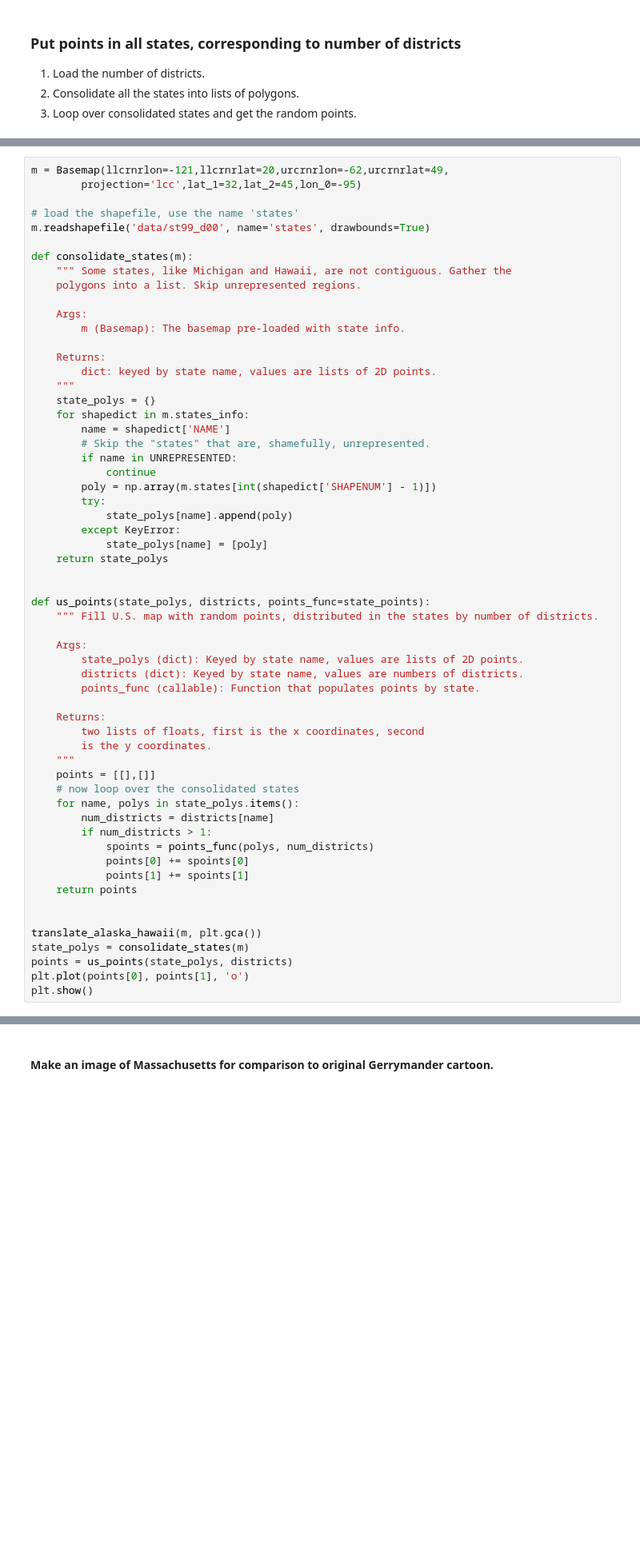
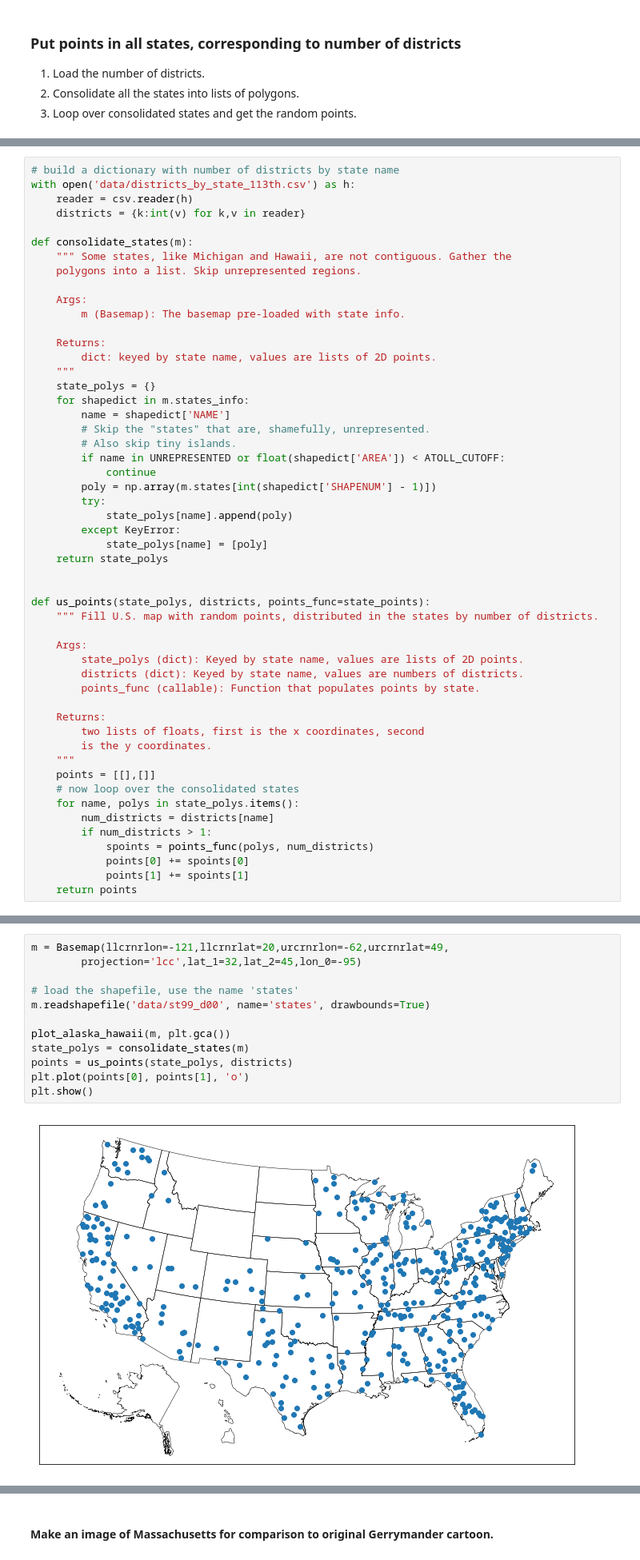
Before and after one commit to valerierose/voronoi_district, a Jupyter notebook: voronoi_district.ipynb, the cells around one changed output, grey strips where cells are left out. Shown at 80% size. Cells and saved outputs as stored; diff of their text form; blank space fills up the shorter version.

```diff
--- a/voronoi_district.ipynb
+++ b/voronoi_district.ipynb
@@ -181,9 +203,8 @@ with open('data/districts_by_state_113th.csv') as h:
 # %%
-m = Basemap(llcrnrlon=-121,llcrnrlat=20,urcrnrlon=-62,urcrnrlat=49,
-        projection='lcc',lat_1=32,lat_2=45,lon_0=-95)
-
-# load the shapefile, use the name 'states'
-m.readshapefile('data/st99_d00', name='states', drawbounds=True)
+# build a dictionary with number of districts by state name
+with open('data/districts_by_state_113th.csv') as h:
+    reader = csv.reader(h)
+    districts = {k:int(v) for k,v in reader}
 
 def consolidate_states(m):
     """ Some states, like Michigan and Hawaii, are not contiguous. Gather the
@@ -199,7 +220,8 @@ def consolidate_states(m):
     for shapedict in m.states_info:
         name = shapedict['NAME']
         # Skip the "states" that are, shamefully, unrepresented.
-        if name in UNREPRESENTED:
+        # Also skip tiny islands.
+        if name in UNREPRESENTED or float(shapedict['AREA']) < ATOLL_CUTOFF:
             continue
         poly = np.array(m.states[int(shapedict['SHAPENUM'] - 1)])
         try:
@@ -230,10 +252,3 @@ def us_points(state_polys, districts, points_func=state_points):
             points[0] += spoints[0]
             points[1] += spoints[1]
     return points
-
-
-translate_alaska_hawaii(m, plt.gca())
-state_polys = consolidate_states(m)
-points = us_points(state_polys, districts)
-plt.plot(points[0], points[1], 'o')
-plt.show()
@@ -242,3 +255,17 @@ plt.show()
+# %%
+m = Basemap(llcrnrlon=-121,llcrnrlat=20,urcrnrlon=-62,urcrnrlat=49,
+        projection='lcc',lat_1=32,lat_2=45,lon_0=-95)
+
+# load the shapefile, use the name 'states'
+m.readshapefile('data/st99_d00', name='states', drawbounds=True)
+
+plot_alaska_hawaii(m, plt.gca())
+state_polys = consolidate_states(m)
+points = us_points(state_polys, districts)
+plt.plot(points[0], points[1], 'o')
+plt.show()
+# %% [output]
+[figure, added]
 # %% [markdown]
 ### Build Voronoi cells in one state ###
 
```
Also changed, not shown: parts of 12 cells of this notebook, 3 other files.
